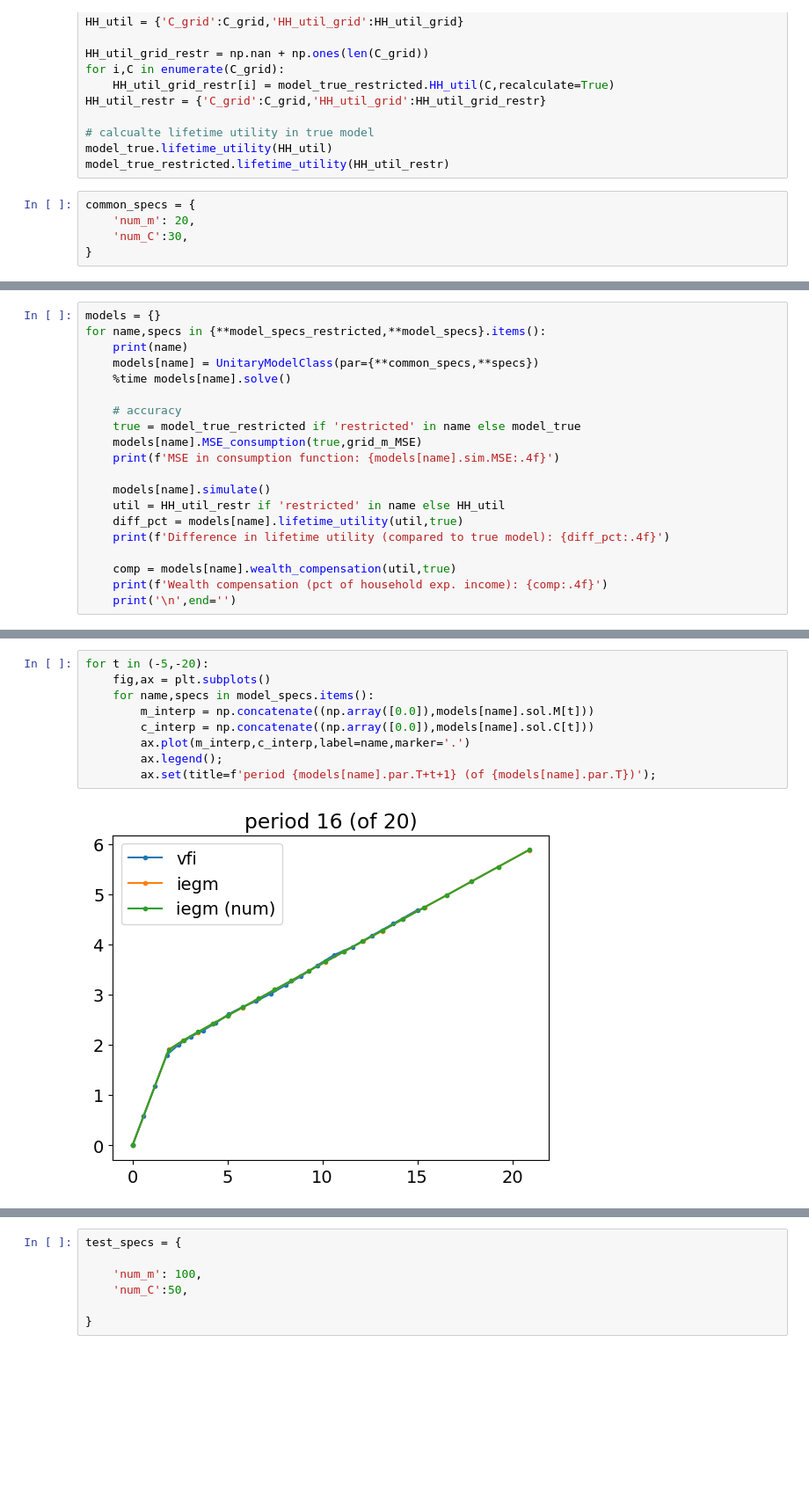
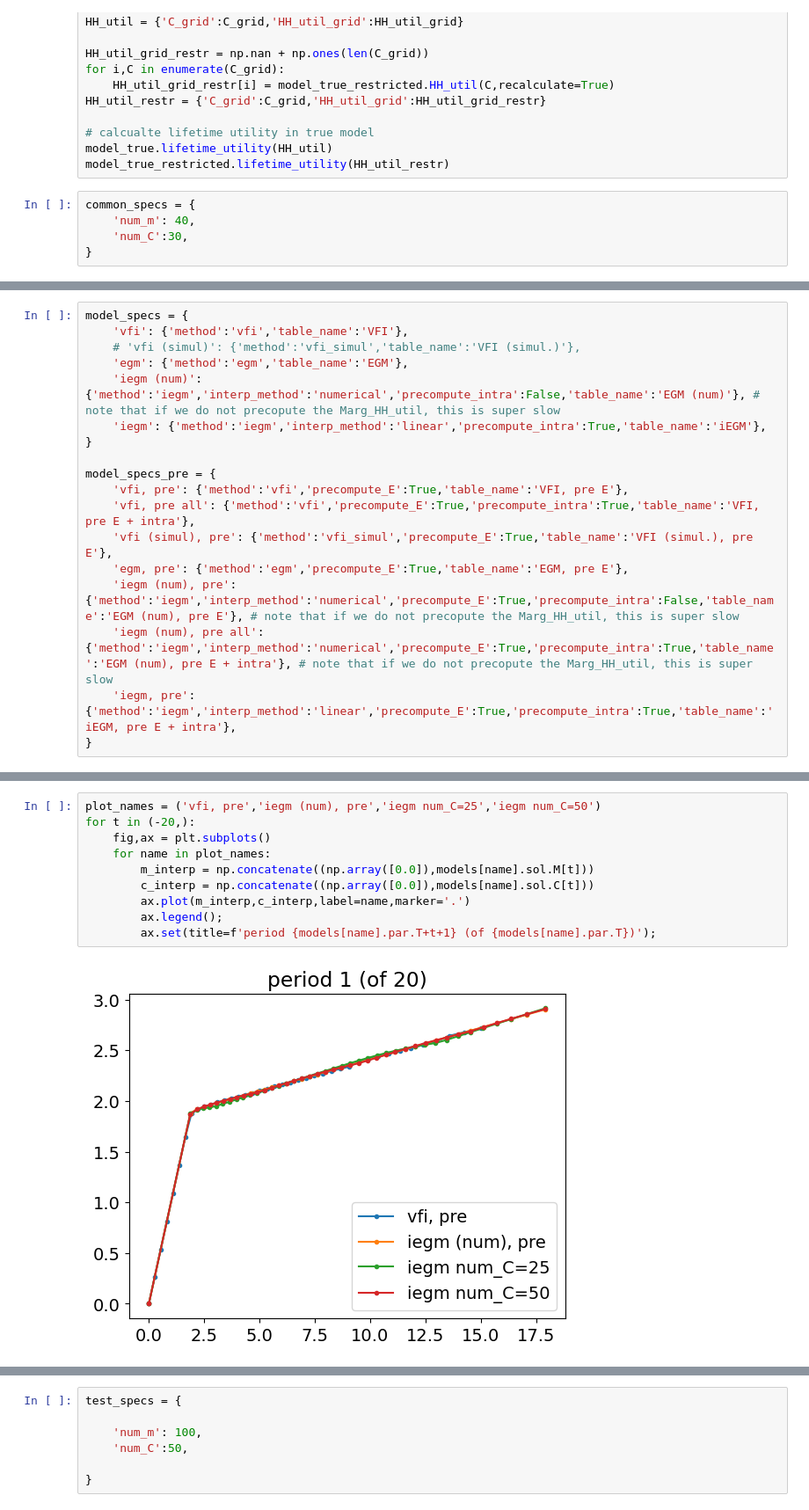
Before and after one commit to ThomasHJorgensen/FastBargaining, a Jupyter notebook: 01. UnitaryHousehold.ipynb, the cells around one changed output, grey strips where cells are left out. Shown at 88% size. Saved outputs shown, nothing was run; the diff lists cells and outputs as text; blank space fills up the shorter version.

Commit message:
Unitary model MC setup

```diff
--- a/01. UnitaryHousehold.ipynb
+++ b/01. UnitaryHousehold.ipynb
@@ -113,6 +117,6 @@ model_true.lifetime_utility(HH_util)
 model_true_restricted.lifetime_utility(HH_util_restr)
 # %%
 common_specs = {
-    'num_m': 20,
+    'num_m': 40,
     'num_C':30,
 }
@@ -132,20 +122,0 @@ model_specs = {
-# %%
-models = {}
-for name,specs in {**model_specs_restricted,**model_specs}.items():
-    print(name)
-    models[name] = UnitaryModelClass(par={**common_specs,**specs})
-    %time models[name].solve()
-
-    # accuracy
-    true = model_true_restricted if 'restricted' in name else model_true
-    models[name].MSE_consumption(true,grid_m_MSE)
-    print(f'MSE in consumption function: {models[name].sim.MSE:.4f}')
-
-    models[name].simulate()
-    util = HH_util_restr if 'restricted' in name else HH_util
-    diff_pct = models[name].lifetime_utility(util,true)
-    print(f'Difference in lifetime utility (compared to true model): {diff_pct:.4f}')
-
-    comp = models[name].wealth_compensation(util,true)
-    print(f'Wealth compensation (pct of household exp. income): {comp:.4f}')
-    print('\n',end='')
@@ -169,0 +123,18 @@ Wealth compensation (compared to true model): 0.0000
+# %%
+model_specs = {
+    'vfi': {'method':'vfi','table_name':'VFI'},
+    # 'vfi (simul)': {'method':'vfi_simul','table_name':'VFI (simul.)'},
+    'egm': {'method':'egm','table_name':'EGM'},
+    'iegm (num)': {'method':'iegm','interp_method':'numerical','precompute_intra':False,'table_name':'EGM (num)'}, # note that if we do not precopute the Marg_HH_util, this is super slow
+    'iegm': {'method':'iegm','interp_method':'linear','precompute_intra':True,'table_name':'iEGM'},
+}
+
+model_specs_pre = {
+    'vfi, pre': {'method':'vfi','precompute_E':True,'table_name':'VFI, pre E'},
+    'vfi, pre all': {'method':'vfi','precompute_E':True,'precompute_intra':True,'table_name':'VFI, pre E + intra'},
+    'vfi (simul), pre': {'method':'vfi_simul','precompute_E':True,'table_name':'VFI (simul.), pre E'},
+    'egm, pre': {'method':'egm','precompute_E':True,'table_name':'EGM, pre E'},
+    'iegm (num), pre': {'method':'iegm','interp_method':'numerical','precompute_E':True,'precompute_intra':False,'table_name':'EGM (num), pre E'}, # note that if we do not precopute the Marg_HH_util, this is super slow
+    'iegm (num), pre all': {'method':'iegm','interp_method':'numerical','precompute_E':True,'precompute_intra':True,'table_name':'EGM (num), pre E + intra'}, # note that if we do not precopute the Marg_HH_util, this is super slow
+    'iegm, pre': {'method':'iegm','interp_method':'linear','precompute_E':True,'precompute_intra':True,'table_name':'iEGM, pre E + intra'},
+}
@@ -170,11 +325,12 @@ Wealth compensation (compared to true model): 0.0000
 # %%
-for t in (-5,-20):
+plot_names = ('vfi, pre','iegm (num), pre','iegm num_C=25','iegm num_C=50')
+for t in (-20,):
     fig,ax = plt.subplots()
-    for name,specs in model_specs.items():
+    for name in plot_names:
         m_interp = np.concatenate((np.array([0.0]),models[name].sol.M[t]))
         c_interp = np.concatenate((np.array([0.0]),models[name].sol.C[t]))
         ax.plot(m_interp,c_interp,label=name,marker='.')
         ax.legend();
         ax.set(title=f'period {models[name].par.T+t+1} (of {models[name].par.T})');
 # %% [output]
-[figure, old version]
+[figure, new version]
```
Also changed, not shown: parts of 12 cells of this notebook, 3 other files.
